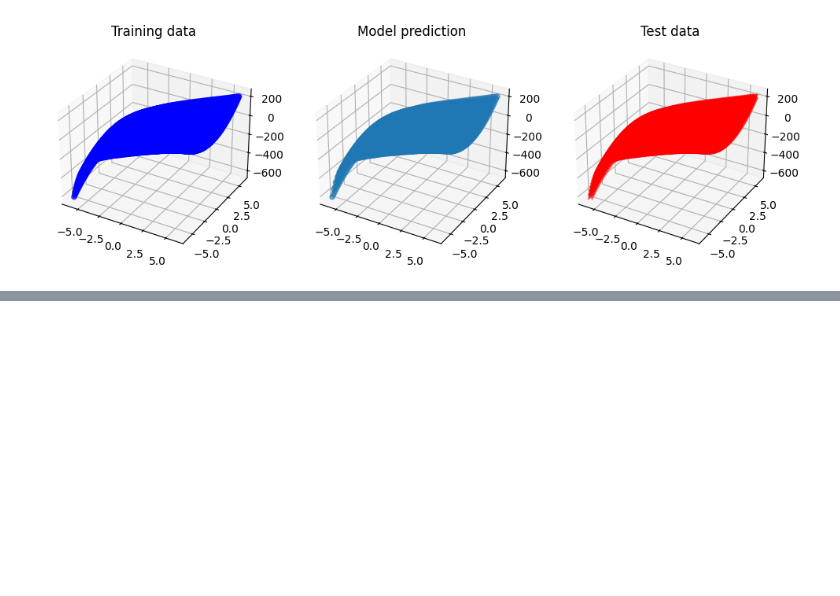
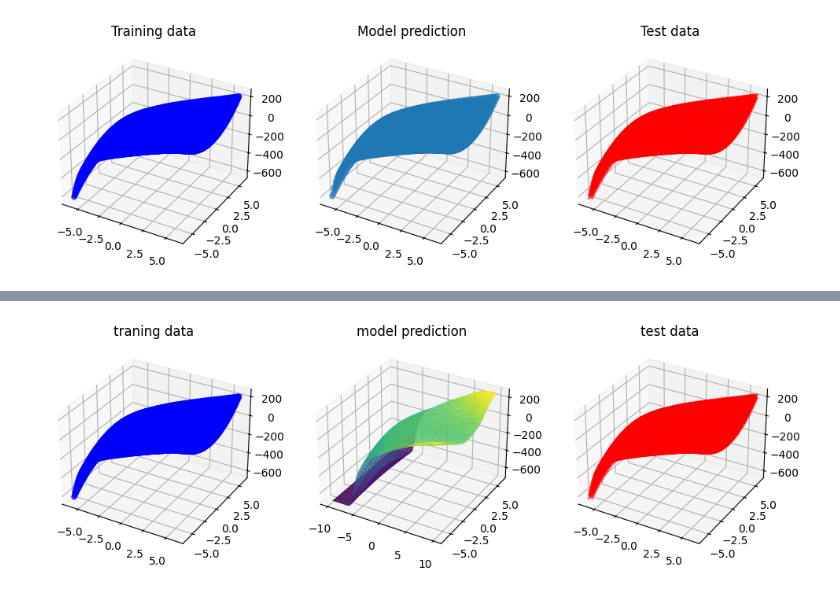
Before and after one commit to maciejczek3324/pyton, a Jupyter notebook: collab2.ipynb, the cells around one changed output, grey strips where cells are left out. Cells and saved outputs as stored; diff of their text form; code cells hidden in the pictures; blank space fills up the shorter version.

```diff
--- a/collab2.ipynb
+++ b/collab2.ipynb
@@ -60,3 +60,10 @@ ax3.set_title('Test data')
 plt.show()
 # %% [output]
 [figure]
+# %%
+x_range=np.linspace(-10,10,500)
+X_range=np.linspace(-10,10,500)
+X_plot, Y_plot, =np.meshgrid(x_range, y_range)
+input_plot=np.hstack((X_plot.reshape(-1,1), Y_plot.reshape(-1,1)))
+Z_pred=model.predict(input_plot)
+Z_pred=Z_pred.reshape(X_plot.shape)
@@ -62,0 +72,18 @@ plt.show()
+# %%
+fig=plt.figure(figsize=(12,4))
+
+ax1=fig.add_subplot(131,projection='3d')
+ax1.scatter(X,Y,Z,c='b',marker='o', label='traning data')
+ax1.set_title('traning data')
+
+ax2=fig.add_subplot(132,projection='3d')
+ax2.plot_surface(X_plot, Y_plot, Z_pred, cmap='viridis')
+ax2.set_title('model prediction')
+
+ax3=fig.add_subplot(133,projection='3d')
+ax3.scatter(X,Y,Z,c='r',marker='x', label='test data')
+ax3.set_title('test data')
+
+plt.show()
+# %% [output]
+[figure, added]
```
Also changed, not shown: parts of 5 cells of this notebook.
